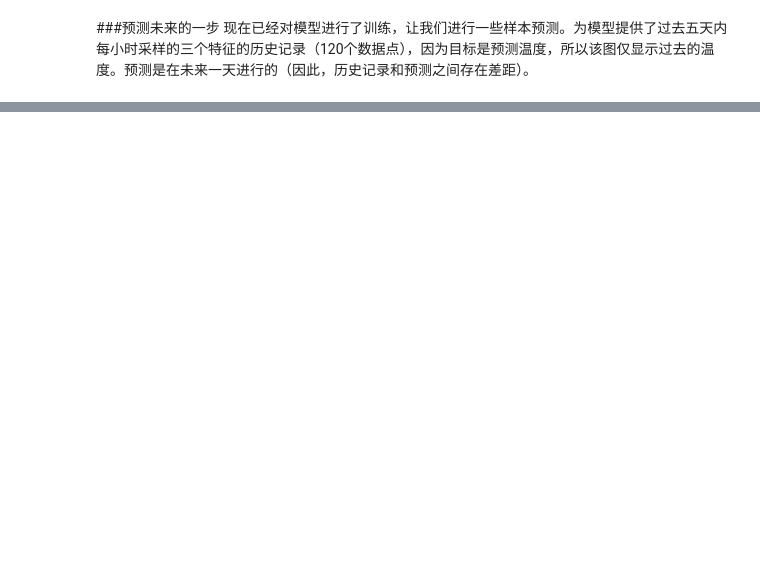
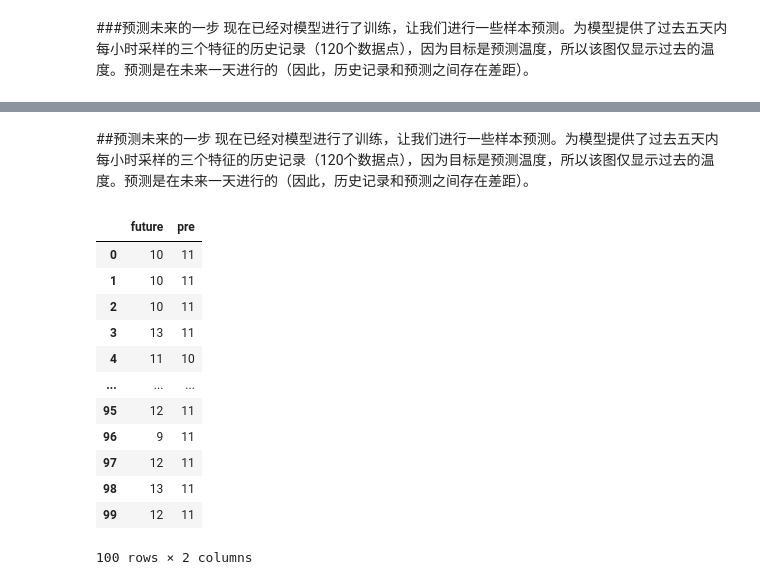
Before and after one commit to davidfang/quant-learn, a Jupyter notebook: 时间序列预测股票.ipynb, the cells around one changed output, grey strips where cells are left out. Saved outputs shown, nothing was run; the diff lists cells and outputs as text; code cells hidden in the pictures; blank space fills up the shorter version.

```diff
--- a/时间序列预测股票.ipynb
+++ b/时间序列预测股票.ipynb
@@ -740,0 +898,5 @@ for x,y in test_data_multe.take(5):
+# %%
+for x,y in train_data_multe_lables.take(1):
+  #print('x:',x)
+  print('x.shape:',x.shape)
+  print('y:',y)
@@ -740,0 +1034,48 @@ for x,y in test_data_multe.take(5):
+# %% [markdown]
+##预测未来的一步
+现在已经对模型进行了训练，让我们进行一些样本预测。为模型提供了过去五天内每小时采样的三个特征的历史记录（120个数据点），因为目标是预测温度，所以该图仅显示过去的温度。预测是在未来一天进行的（因此，历史记录和预测之间存在差距）。
+# %%
+
+pre_test = pd.DataFrame(columns=['future','pre'])
+
+for x,y in test_data_multe_lables.take(100):
+  p = multiple_lables_model.predict(x)
+  p = np.array(p)
+
+  y = np.array(y.numpy())
+
+  #print('股价涨跌幅  真实值：{:.2f}, 预测值： {:.2f} '.format(
+  #    y[0].argmax(),p[0].argmax())
+  #)
+  pre_test = pre_test.append({'future':y[0].argmax(),'pre':p[0].argmax()}, ignore_index=True)
+  #print('P:',p[0])
+  #print('Y:',y)
+  #print('X:',x)
+  #print('Y shape:',y.shape)
+  #print('Y:',y[0])
+  #print('P:',p[0])
+  #print('D5:',d5)
+
+  #plot = show_plot([x[0][:,6].numpy(),y[0].argmax(),
+  #                  p[0][0]],
+  #                 1,
+  #                 'Mutiple Model Prediction')
+
+  #plot.show()
+
+pre_test
+#pre_test.plot()
+# %% [output]
+|  | future | pre |
+| 0 | 10 | 11 |
+| 1 | 10 | 11 |
+| 2 | 10 | 11 |
+| 3 | 13 | 11 |
+| 4 | 11 | 10 |
+| ... | ... | ... |
+| 95 | 12 | 11 |
+| 96 | 9 | 11 |
+| 97 | 12 | 11 |
+| 98 | 13 | 11 |
+| 99 | 12 | 11 |
+100 rows × 2 columns
```
Also changed, not shown: parts of 42 cells of this notebook.
